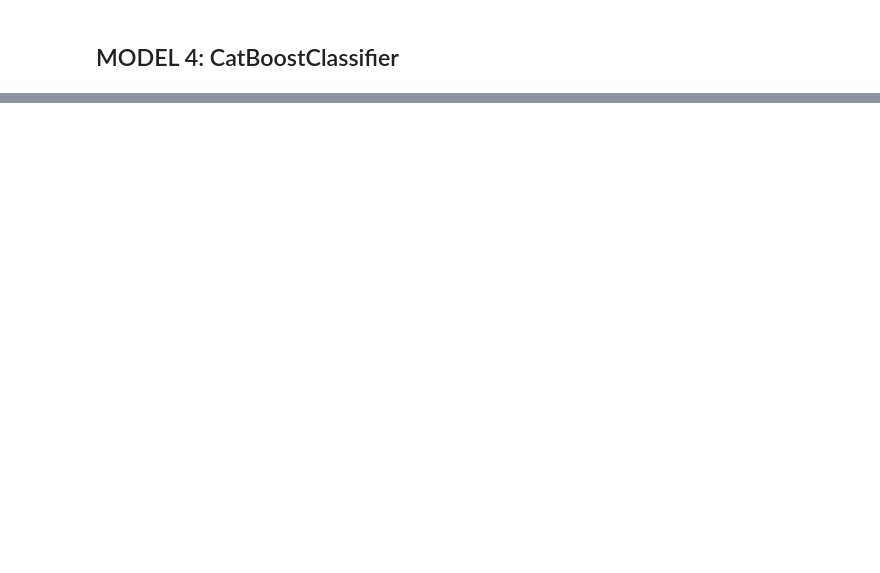
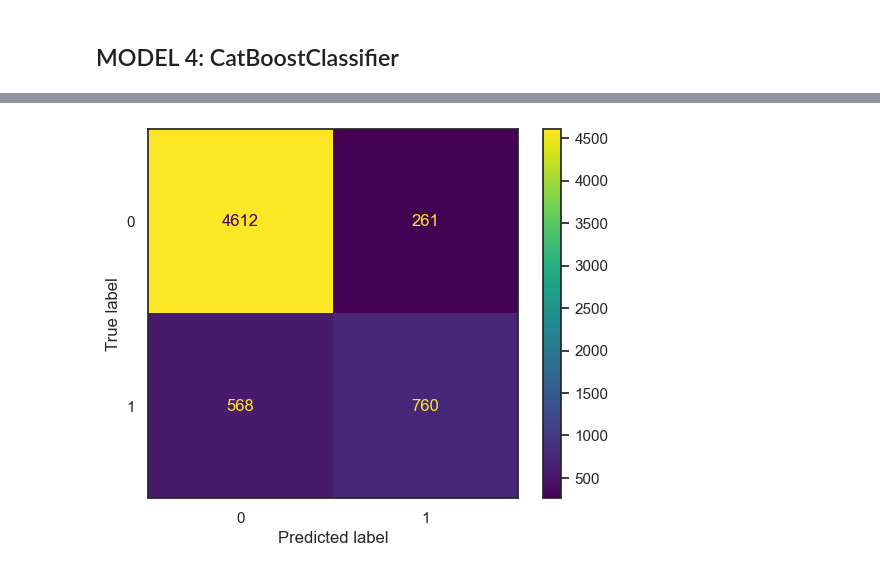
Before and after one commit to Lou-Hines/H1N1_Vaccine_Uptake_Prediction, a Jupyter notebook: H1N1 Vaccine Final Notebook.ipynb, the cells around one changed output, grey strips where cells are left out. Cells and saved outputs as stored; diff of their text form; code cells hidden in the pictures; blank space fills up the shorter version.

```diff
--- a/H1N1 Vaccine Final Notebook.ipynb
+++ b/H1N1 Vaccine Final Notebook.ipynb
@@ -1109,14 +1121,0 @@ print(grid_search_smote_3.best_params_)
-# %%
-# Applying best tuning parameters to our second-best model:
-
-smote_4 = Pipeline_2([
-    ("preprocessor", preprocessor),
-    ('smote', SMOTE(random_state=42)),
-    ('cat', HistGradientBoostingClassifier(max_depth=3, learning_rate=.3, max_iter=50))
-])
-
-smote_4.fit(X_train, y_train)
-
-# Calculate the score on the resampled data
-score = smote_4.score(X_train, y_train)
-print("Score on resampled data:", score)
@@ -1232,6 +1297,8 @@ evaluate(smote_5, X_train, X_test, y_train, y_test)
 # %%
-ConfusionMatrixDisplay.from_estimator(cbc_2, X_test, y_test)
+ConfusionMatrixDisplay.from_estimator(grid_search_cbc_2, X_test, y_test)
 
 plt.show()
 
 # Good at predicting true negatives, which are over-represented in the data. Terrible with true positives!
+# %% [output]
+[figure, added]
```
Also changed, not shown: parts of 23 cells of this notebook, 1 other file.
